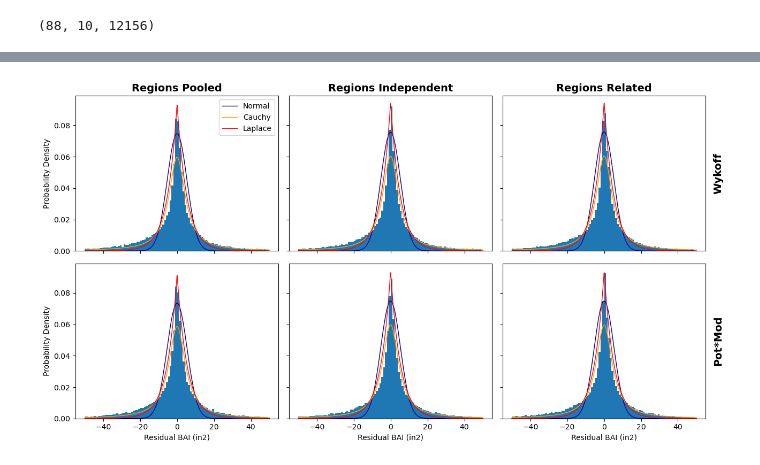
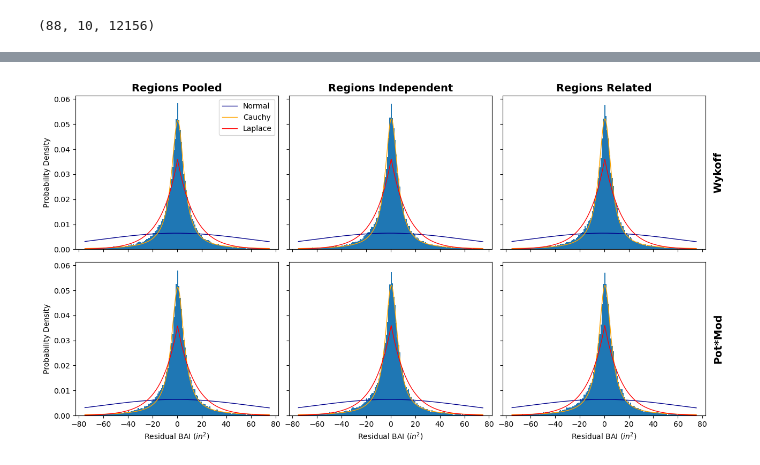
Before and after one commit to d-diaz/refit_fvs, a Jupyter notebook: notebooks/Estimating Basal Area Increment with Stochastic Variational Inference.ipynb, the cells around one changed output, grey strips where cells are left out. Saved outputs shown, nothing was run; the diff lists cells and outputs as text; code cells hidden in the pictures.

```diff
--- a/notebooks/Estimating Basal Area Increment with Stochastic Variational Inference.ipynb
+++ b/notebooks/Estimating Basal Area Increment with Stochastic Variational Inference.ipynb
@@ -248,30 +239,26 @@ wykoff_partial_pred = Predictive(
 )
 # %%
-potmod_config = {
-    **{f"b{i}z": LocScaleReparam(centered=0) for i in range(3)},
-    **{"eloc": LocScaleReparam(centered=0),
-       "eplot": LocScaleReparam(centered=0)}
-}
+potmod_config = {f"b{i}z": LocScaleReparam(centered=0) for i in range(3)}
 
 potmod_pooled_pred = Predictive(
     model=numpyro.handlers.reparam(potential_modified, config=potmod_config),
     guide=autoguide.AutoDelta(numpyro.handlers.reparam(potential_modified, config=potmod_config)),
     params=potmod_pooled.params,
-    num_samples=100
+    num_samples=10
 )
 
 potmod_unpooled_pred = Predictive(
     model=numpyro.handlers.reparam(potential_modified, config=potmod_config),
     guide=autoguide.AutoDelta(numpyro.handlers.reparam(potential_modified, config=potmod_config)),
     params=potmod_unpooled.params,
-    num_samples=100
+    num_samples=10
 )
 
 potmod_partial_pred = Predictive(
     model=numpyro.handlers.reparam(potential_modified, config=potmod_config),
     guide=autoguide.AutoDelta(numpyro.handlers.reparam(potential_modified, config=potmod_config)),
     params=potmod_partial.params,
-    num_samples=100
+    num_samples=10
 )
 # %%
 sorted_data = data.sort_values(by=['BAI_OBS'])
@@ -363,17 +394,19 @@ plt.show()
 # %%
-fig, axs = plt.subplots(2,3, figsize=(13,7), sharex=True, sharey=True)
+fig, axs = plt.subplots(2,3, figsize=(13,6), sharex=True, sharey=True)
 for i in range(2):
     for j in range(3):
-        axs[i,j].scatter(sorted_data['DBH'],  pred_grid[i][j]['resid'].mean(axis=0), s=10.0, facecolor='none', edgecolor='tab:blue', alpha=0.10)
-        mae, rmse, bias = pred_grid[i][j]['mae'].mean(axis=0), pred_grid[i][j]['rmse'].mean(axis=0), pred_grid[i][j]['bias'].mean(axis=0)
+        axs[i,j].scatter(sorted_data['DBH'],  pred_grid[i][j]['bai_resid'].mean(axis=0), s=10.0, facecolor='none', edgecolor='tab:blue', alpha=0.10)
+        r2, bias = pred_grid[i][j]['bai_r2'].mean(axis=0), pred_grid[i][j]['bai_bias'].mean(axis=0)
+        mae, rmse = pred_grid[i][j]['bai_mae'].mean(axis=0), pred_grid[i][j]['bai_rmse'].mean(axis=0)
         mape, nrmse, pct_bias = mae/data['BAI_OBS'].mean(), rmse/data['BAI_OBS'].mean(), bias/data['BAI_OBS'].mean()
         font_params = dict(fontsize=8, font='monospace', va='top', path_effects=[pe.withStroke(linewidth=4, foreground='white')])
-        axs[i,j].text(0.03, 0.97, f'MAE:  {mae:.2f}', transform=axs[i,j].transAxes, ha='left', **font_params)
+        axs[i,j].text(0.03, 0.97, f'MAE:  {mae:.1f}', transform=axs[i,j].transAxes, ha='left', **font_params)
         axs[i,j].text(0.973, 0.97, f'MAPE:    {mape:.0%}', transform=axs[i,j].transAxes, ha='right', **font_params)
-        axs[i,j].text(0.03, 0.92, f'RMSE: {rmse:.2f}', transform=axs[i,j].transAxes, ha='left', **font_params)
+        axs[i,j].text(0.03, 0.92, f'RMSE: {rmse:.1f}', transform=axs[i,j].transAxes, ha='left', **font_params)
         axs[i,j].text(0.97, 0.92, f'NRMSE:  {nrmse:.0%}', transform=axs[i,j].transAxes, ha='right', **font_params)
-        axs[i,j].text(0.03, 0.87, f'BIAS: {bias:.2f}', transform=axs[i,j].transAxes, ha='left', **font_params)
-        axs[i,j].text(0.97, 0.87, f'%BIAS: {pct_bias:.1%}', transform=axs[i,j].transAxes, ha='right', **font_params)
+        axs[i,j].text(0.03, 0.87, f'BIAS: {bias:+.1f}', transform=axs[i,j].transAxes, ha='left', **font_params)
+        axs[i,j].text(0.97, 0.87, f'%BIAS: {pct_bias:+.1%}', transform=axs[i,j].transAxes, ha='right', **font_params)
+        axs[i,j].text(0.03, 0.82, f'R2:   {r2:.2f}', transform=axs[i,j].transAxes, ha='left', **font_params)
 
 for ax in axs.ravel():
     ax.set(xlim=(-1,80), ylim=(-260,260))
@@ -384,7 +417,7 @@ axs[0,1].set_title('Regions Independent', fontsize=14, fontweight='bold')
 axs[0,2].set_title('Regions Related', fontsize=14, fontweight='bold')
 
 for ax in axs[:,0]:
-    ax.set(ylabel='Residual BAI (in2)')
+    ax.set(ylabel='Residual BAI ($in^{2}$)')
 axs[0,-1].set_ylabel('Wykoff', rotation=90, labelpad=10, fontsize=14, fontweight='bold')
 axs[1,-1].set_ylabel('Pot*Mod', rotation=90, labelpad=10, fontsize=14, fontweight='bold')
 for ax in axs[:,-1]:
@@ -392,5 +425,6 @@ for ax in axs[:,-1]:
 for ax in axs[-1,:]:
     ax.set(xlabel='Starting DBH (in)')
 plt.tight_layout()
+plt.savefig('../reports/figures/BAIFit_ResidualsvsDBH-BAI.png', dpi=300, bbox_inches='tight')
 plt.show()
 # %% [output]
@@ -398,34 +470,36 @@ plt.show()
 # %%
 param_grid = [
     [wykoff_pooled, wykoff_unpooled, wykoff_partial],
     [potmod_pooled, potmod_unpooled, potmod_partial]
 ]
 
 fig, axs = plt.subplots(2,3, figsize=(13,7), sharex=True, sharey=True)
 for i in range(2):
     for j in range(3):
-        xmin, xmax = -50, 50
+        xmin, xmax = -75, 75
         xs = np.linspace(xmin, xmax, 1000)
-        axs[i,j].hist(pred_grid[i][j]['resid'].mean(axis=0), bins=np.arange(xmin,xmax), density=True)
-        axs[i,j].plot(xs, np.exp(dist.Normal(0, param_grid[i][j].params['etree_auto_loc']).log_prob(xs)), lw=1.0, label='Normal', color='darkblue')
-        axs[i,j].plot(xs, np.exp(dist.Cauchy(0, param_grid[i][j].params['etree_auto_loc']).log_prob(xs)), lw=1.0, label='Cauchy', color='orange')
-        axs[i,j].plot(xs, np.exp(dist.Laplace(0, param_grid[i][j].params['etree_auto_loc']).log_prob(xs)), lw=1.0, label='Laplace', color='red')
+        resid = pred_grid[i][j]['bai_resid'].mean(axis=0)
+        axs[i,j].hist(resid, bins=np.arange(xmin,xmax), density=True)
+        axs[i,j].plot(xs, stats.norm(*stats.norm.fit(resid)).pdf(xs), lw=1.0, label='Normal', color='darkblue')
+        axs[i,j].plot(xs, stats.cauchy(*stats.cauchy.fit(resid)).pdf(xs), lw=1.0, label='Cauchy', color='orange')
+        axs[i,j].plot(xs, stats.laplace(*stats.laplace.fit(resid)).pdf(xs), lw=1.0, label='Laplace', color='red')
 
 axs[0,0].set_title('Regions Pooled', fontsize=14, fontweight='bold')
 axs[0,1].set_title('Regions Independent', fontsize=14, fontweight='bold')
 axs[0,2].set_title('Regions Related', fontsize=14, fontweight='bold')
 axs[0,0].legend()
 
 for ax in axs[:,0]:
     ax.set(ylabel='Probability Density')
 
 axs[0,-1].set_ylabel('Wykoff', rotation=90, labelpad=10, fontsize=14, fontweight='bold')
 axs[1,-1].set_ylabel('Pot*Mod', rotation=90, labelpad=10, fontsize=14, fontweight='bold')
 for ax in axs[:,-1]:
     ax.yaxis.set_label_position("right")
 for ax in axs[-1,:]:
-    ax.set(xlabel='Residual BAI (in2)')
+    ax.set(xlabel='Residual BAI ($in^{2}$)')
 plt.tight_layout()
+plt.savefig('../reports/figures/BAIFit_ResidualsDistribution-BAI.png', dpi=300, bbox_inches='tight')
 plt.show()
 # %% [output]
-[figure, old version]
+[figure, new version]
```
Also changed, not shown: parts of 15 cells of this notebook, 14 other files.
